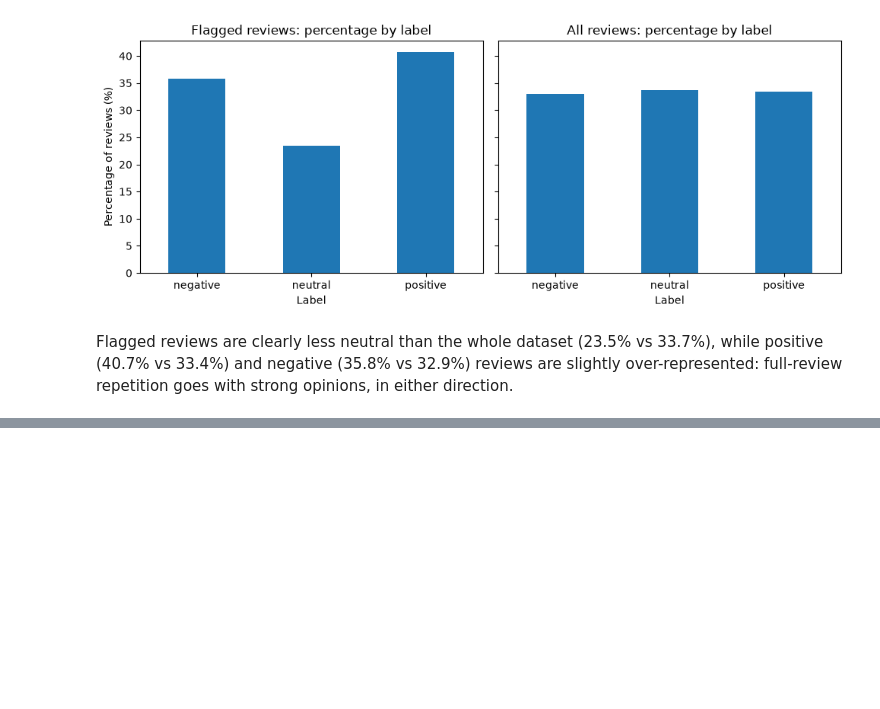
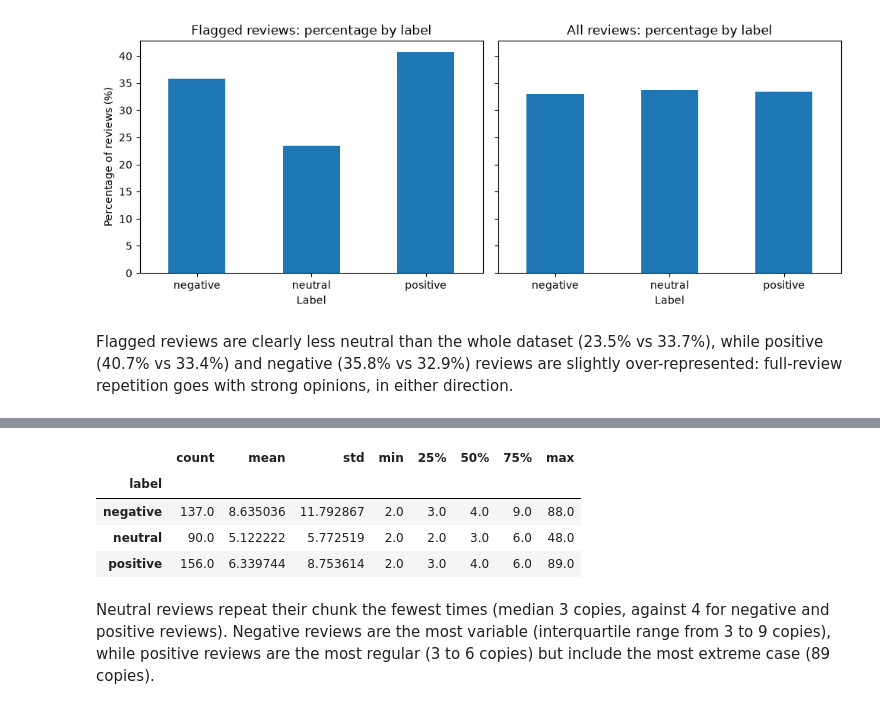
Before and after one commit to gretabarrale/chinese_amazon_reviews_analysis, a Jupyter notebook: eda_cleaning.ipynb, the cells around one changed output, grey strips where cells are left out. Saved outputs shown, nothing was run; the diff lists cells and outputs as text; code cells hidden in the pictures; blank space fills up the shorter version.

```diff
--- a/eda_cleaning.ipynb
+++ b/eda_cleaning.ipynb
@@ -815,0 +913,15 @@ opinions, in either direction.
+# %%
+# Computing median and quartiles of the number of copies by label.
+repetition_data.groupby('label')['copies'].describe()
+# %% [output]
+|  | count | mean | std | min | 25% | 50% | 75% | max |
+| label |  |  |  |  |  |  |  |  |
+| negative | 137.0 | 8.635036 | 11.792867 | 2.0 | 3.0 | 4.0 | 9.0 | 88.0 |
+| neutral | 90.0 | 5.122222 | 5.772519 | 2.0 | 2.0 | 3.0 | 6.0 | 48.0 |
+| positive | 156.0 | 6.339744 | 8.753614 | 2.0 | 3.0 | 4.0 | 6.0 | 89.0 |
+# %% [markdown]
+Neutral reviews repeat their chunk the fewest times (median 3 copies,
+against 4 for negative and positive reviews). Negative reviews are the most
+variable (interquartile range from 3 to 9 copies), while positive reviews
+are the most regular (3 to 6 copies) but include the most extreme case
+(89 copies).
```
Also changed, not shown: parts of 11 cells of this notebook.
